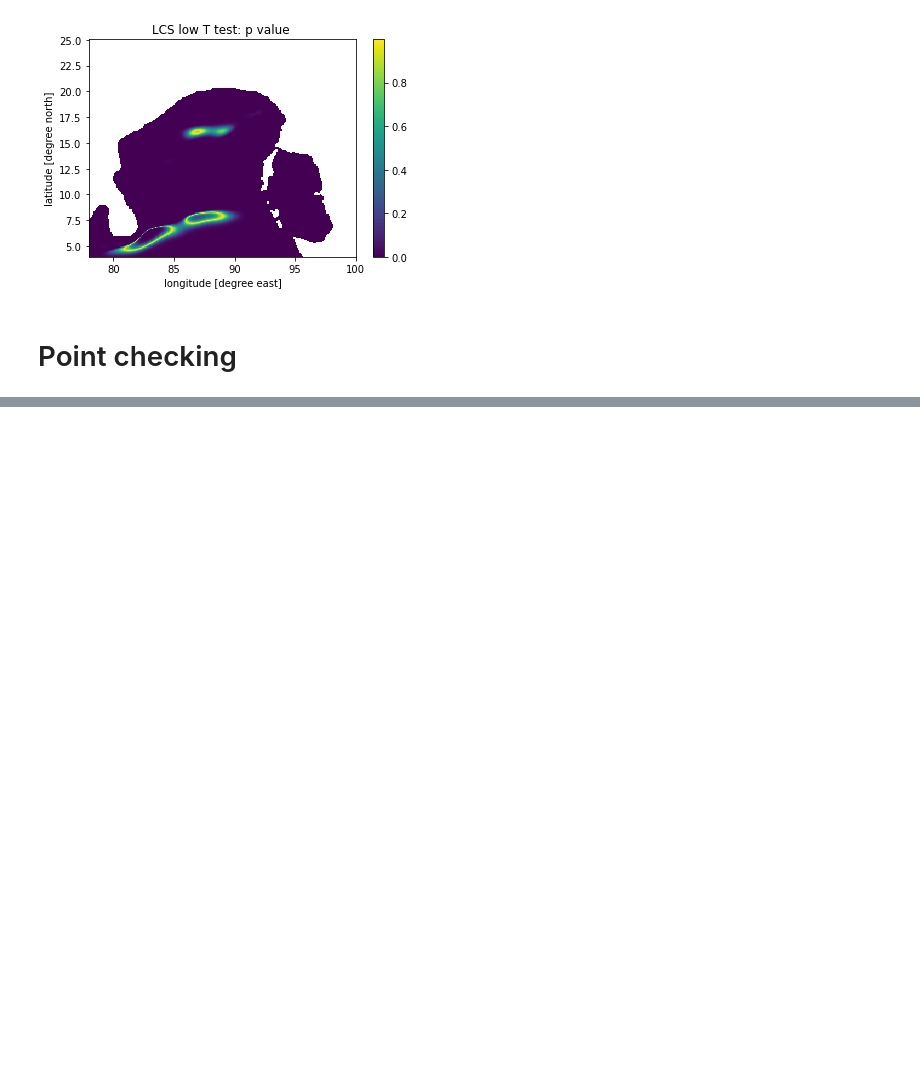
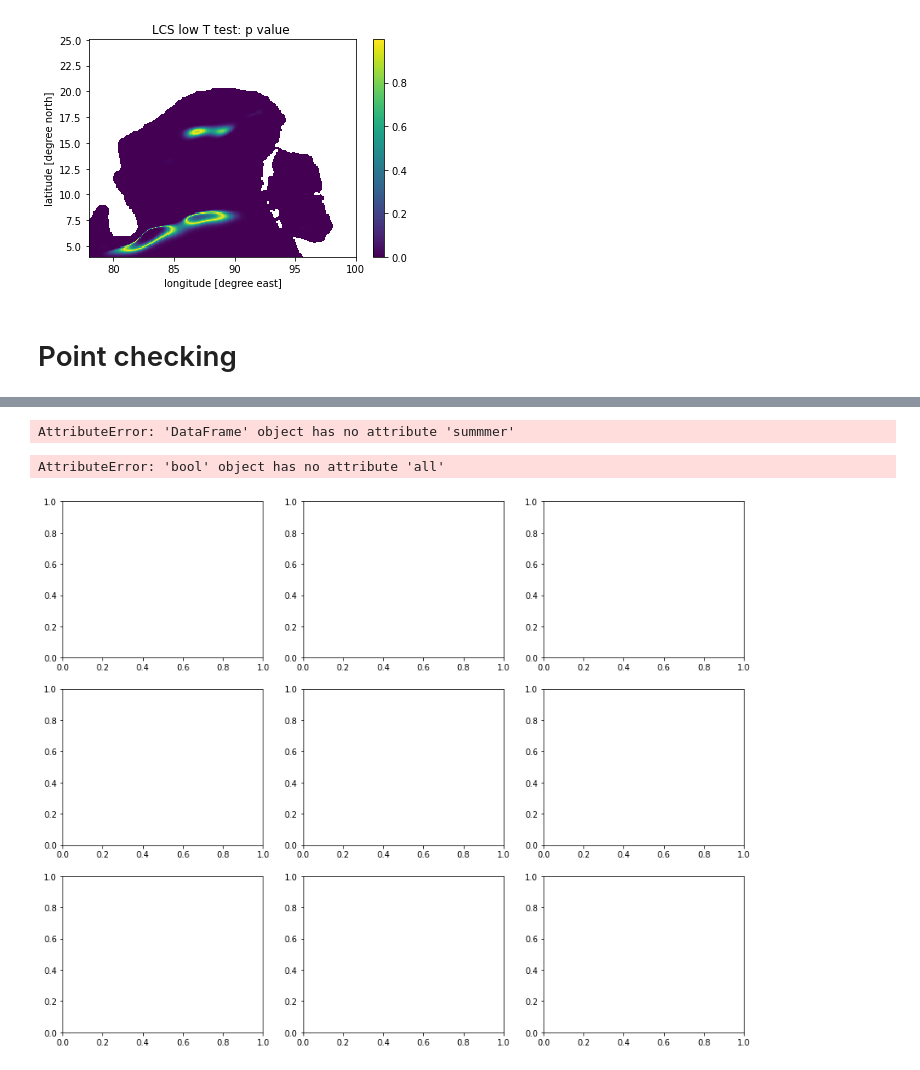
Before and after one commit to ghossh/BoB-Decadal-SLA, a Jupyter notebook: BoB_plots.ipynb, the cells around one changed output, grey strips where cells are left out. Drawn from its saved outputs; the diff is of its cells as text; code cells hidden in the pictures; blank space fills up the shorter version.

```diff
--- a/BoB_plots.ipynb
+++ b/BoB_plots.ipynb
@@ -822,2 +787,41 @@ KeyboardInterrupt:
+# %%
+point1=pd.DataFrame(hist_dataset['p1'])
+sns.barplot(data=point1.summmer)
+# %% [output]
+AttributeError: 'DataFrame' object has no attribute 'summmer'
+# %%
+fig, axs = plt.subplots(nrows=3,ncols=3,figsize=(15,12))
+
+point1=hist_dataset['p1']
+point2=hist_dataset['p2']
+point3=hist_dataset['p3']
+
+
+#axs[0,0].bar(point1['spring'].keys(), point1['spring'].values(), color ='maroon',
+      #  width = 0.4)
+axs[0,0]=sns.barplot(point1['spring'],list(point1['spring'].values()))
+
+axs[0,1].bar(point1['summer'].keys(), point1['summer'].values(), color ='maroon',
+        width = 0.4)
+axs[0,2].bar(point1['autumn'].keys(), point1['autumn'].values(), color ='maroon',
+        width = 0.4)
+
+axs[1,0].bar(point2['spring'].keys(), point2['spring'].values(), color ='maroon',
+        width = 0.4)
+axs[1,1].bar(point2['summer'].keys(), point2['summer'].values(), color ='maroon',
+        width = 0.4)
+axs[1,2].bar(point2['autumn'].keys(), point2['autumn'].values(), color ='maroon',
+        width = 0.4)
+
+
+axs[2,0].bar(point3['spring'].keys(), point3['spring'].values(), color ='maroon',
+        width = 0.4)
+axs[2,1].bar(point3['summer'].keys(), point3['summer'].values(), color ='maroon',
+        width = 0.4)
+axs[2,2].bar(point3['autumn'].keys(), point3['autumn'].values(), color ='maroon',
+        width = 0.4)
+# %% [output]
+AttributeError: 'bool' object has no attribute 'all'
+[figure, added]
 # %%
 BoB_altimeter
```
Also changed, not shown: parts of 7 cells of this notebook.
